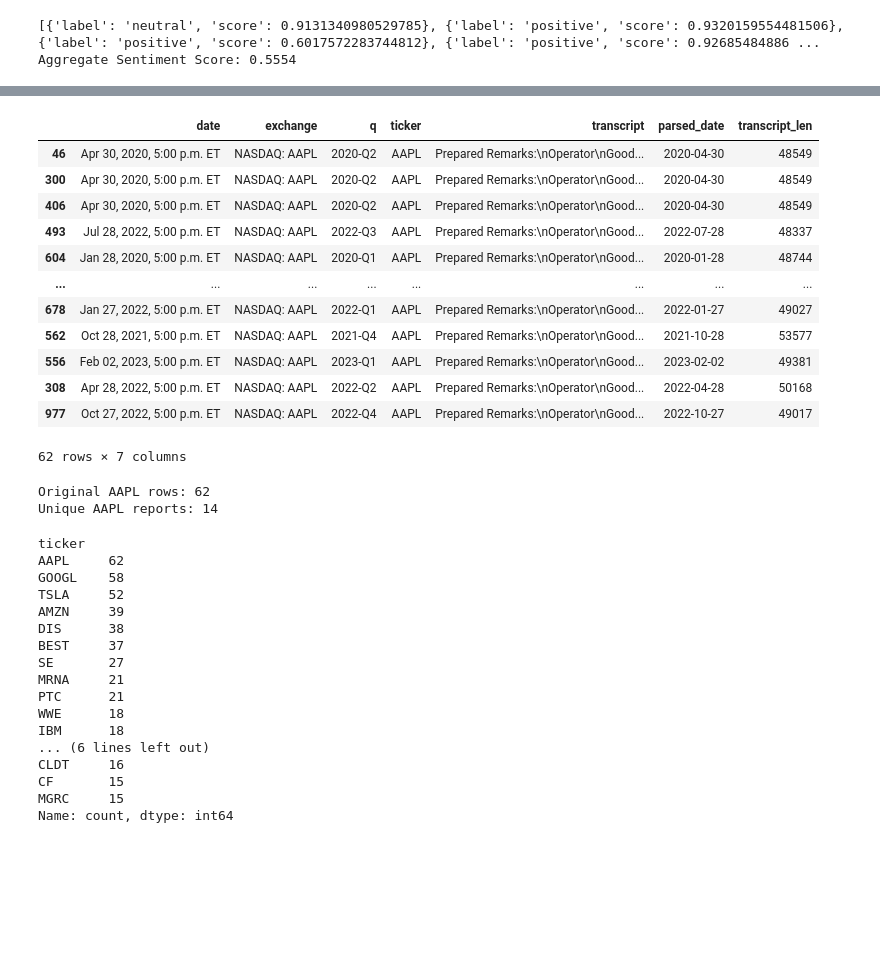
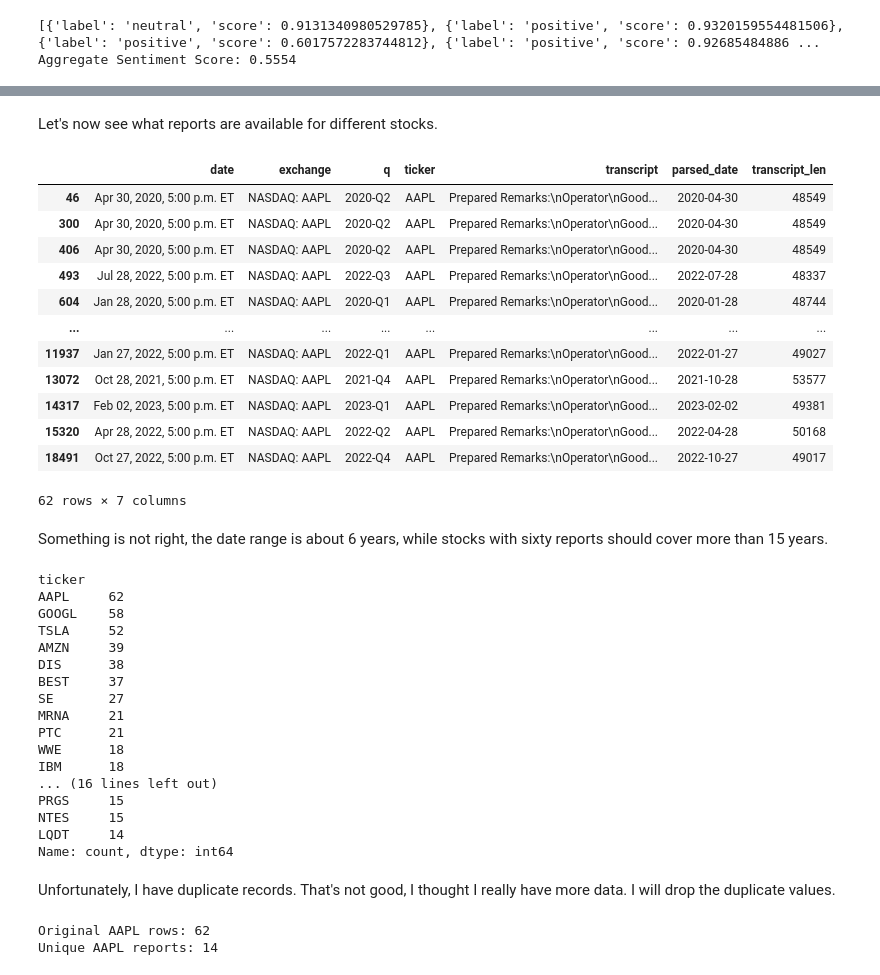
Before and after one commit to Kamend1/data_science_final_project, a Jupyter notebook: notebooks/1_3_earnings_calls_transcirpts.ipynb, the cells around one changed output, grey strips where cells are left out. Saved outputs shown, nothing was run; the diff lists cells and outputs as text; code cells hidden in the pictures; blank space fills up the shorter version.

```diff
--- a/notebooks/1_3_earnings_calls_transcirpts.ipynb
+++ b/notebooks/1_3_earnings_calls_transcirpts.ipynb
@@ -55,8 +59,8 @@ importlib.reload(data_pipe)
 
 "The primary data for this study consists of 18,755 earnings call transcripts originally published by The Motley Fool. The dataset was accessed via a secondary distribution hosted on Kaggle (Potterer, 2021), covering a period from November 2017 to February 2023. This dataset includes full-text records of prepared remarks and Q&A sessions for [Number] unique tickers across various exchanges.
 # %%
-# transcript_data = pd.read_pickle("static_data/motley-fool-data.pkl")
-# transcript_data
+transcript_data = pd.read_pickle("static_data/motley-fool-data.pkl")
+transcript_data
 # %% [output]
 |  | date | exchange | q | ticker | transcript |
 | 0 | Aug 27, 2020, 9:00 p.m. ET | NASDAQ: BILI | 2020-Q2 | BILI | Prepared Remarks:\nOperator\nGood... |
@@ -413,39 +307,27 @@ MPS (Apple Silicon) Available: False
+# %% [markdown]
+Let's now see what reports are available for different stocks.
 # %%
-tickers = ['AAPL', 'NVDA', 'MSFT', 'JNJ', 'BAC', 'VZ', 'WMT', 'UPS', 'PFE', 'JPM']
-
 filtered_df = transcript_data[transcript_data['ticker'] == 'AAPL']
 
 filtered_df
 # %% [output]
 |  | date | exchange | q | ticker | transcript | parsed_date | transcript_len |
 | 46 | Apr 30, 2020, 5:00 p.m. ET | NASDAQ: AAPL | 2020-Q2 | AAPL | Prepared Remarks:\nOperator\nGood... | 2020-04-30 | 48549 |
 | 300 | Apr 30, 2020, 5:00 p.m. ET | NASDAQ: AAPL | 2020-Q2 | AAPL | Prepared Remarks:\nOperator\nGood... | 2020-04-30 | 48549 |
 | 406 | Apr 30, 2020, 5:00 p.m. ET | NASDAQ: AAPL | 2020-Q2 | AAPL | Prepared Remarks:\nOperator\nGood... | 2020-04-30 | 48549 |
 | 493 | Jul 28, 2022, 5:00 p.m. ET | NASDAQ: AAPL | 2022-Q3 | AAPL | Prepared Remarks:\nOperator\nGood... | 2022-07-28 | 48337 |
 | 604 | Jan 28, 2020, 5:00 p.m. ET | NASDAQ: AAPL | 2020-Q1 | AAPL | Prepared Remarks:\nOperator\nGood... | 2020-01-28 | 48744 |
 | ... | ... | ... | ... | ... | ... | ... | ... |
-| 678 | Jan 27, 2022, 5:00 p.m. ET | NASDAQ: AAPL | 2022-Q1 | AAPL | Prepared Remarks:\nOperator\nGood... | 2022-01-27 | 49027 |
-| 562 | Oct 28, 2021, 5:00 p.m. ET | NASDAQ: AAPL | 2021-Q4 | AAPL | Prepared Remarks:\nOperator\nGood... | 2021-10-28 | 53577 |
-| 556 | Feb 02, 2023, 5:00 p.m. ET | NASDAQ: AAPL | 2023-Q1 | AAPL | Prepared Remarks:\nOperator\nGood... | 2023-02-02 | 49381 |
-| 308 | Apr 28, 2022, 5:00 p.m. ET | NASDAQ: AAPL | 2022-Q2 | AAPL | Prepared Remarks:\nOperator\nGood... | 2022-04-28 | 50168 |
-| 977 | Oct 27, 2022, 5:00 p.m. ET | NASDAQ: AAPL | 2022-Q4 | AAPL | Prepared Remarks:\nOperator\nGood... | 2022-10-27 | 49017 |
+| 11937 | Jan 27, 2022, 5:00 p.m. ET | NASDAQ: AAPL | 2022-Q1 | AAPL | Prepared Remarks:\nOperator\nGood... | 2022-01-27 | 49027 |
+| 13072 | Oct 28, 2021, 5:00 p.m. ET | NASDAQ: AAPL | 2021-Q4 | AAPL | Prepared Remarks:\nOperator\nGood... | 2021-10-28 | 53577 |
+| 14317 | Feb 02, 2023, 5:00 p.m. ET | NASDAQ: AAPL | 2023-Q1 | AAPL | Prepared Remarks:\nOperator\nGood... | 2023-02-02 | 49381 |
+| 15320 | Apr 28, 2022, 5:00 p.m. ET | NASDAQ: AAPL | 2022-Q2 | AAPL | Prepared Remarks:\nOperator\nGood... | 2022-04-28 | 50168 |
+| 18491 | Oct 27, 2022, 5:00 p.m. ET | NASDAQ: AAPL | 2022-Q4 | AAPL | Prepared Remarks:\nOperator\nGood... | 2022-10-27 | 49017 |
 62 rows × 7 columns
-# %%
-# 1. Filter for AAPL
-aapl_df = transcript_data[transcript_data['ticker'] == 'AAPL'].copy()
-
-# 2. Drop duplicates based on the transcript text itself (the most reliable way)
-# or by date if your dates are already cleaned.
-aapl_unique = aapl_df.drop_duplicates(subset=['transcript'], keep='first')
-
-# 3. See the "True" count
-print(f"Original AAPL rows: {len(aapl_df)}")
-print(f"Unique AAPL reports: {len(aapl_unique)}")
-# %% [output]
-Original AAPL rows: 62
-Unique AAPL reports: 14
+# %% [markdown]
+Something is not right, the date range is about 6 years, while stocks with sixty reports should cover more than 15 years.
 # %%
-transcript_data.value_counts('ticker').nlargest(20)
+transcript_data.value_counts('ticker').nlargest(30)
 # %% [output]
 ticker
 AAPL     62
@@ -459,9 +341,25 @@ MRNA     21
 PTC      21
 WWE      18
 IBM      18
-... (6 lines left out)
-CLDT     16
-CF       15
-MGRC     15
+... (16 lines left out)
+PRGS     15
+NTES     15
+LQDT     14
 Name: count, dtype: int64
+# %% [markdown]
+Unfortunately, I have duplicate records. That's not good, I thought I really have more data. I will drop the duplicate values.
+# %%
+# 1. Filter for AAPL
+aapl_df = transcript_data[transcript_data['ticker'] == 'AAPL'].copy()
+
+# 2. Drop duplicates based on the transcript text itself (the most reliable way)
+# or by date if your dates are already cleaned.
+aapl_unique = aapl_df.drop_duplicates(subset=['transcript'], keep='first')
+
+# 3. See the "True" count
+print(f"Original AAPL rows: {len(aapl_df)}")
+print(f"Unique AAPL reports: {len(aapl_unique)}")
+# %% [output]
+Original AAPL rows: 62
+Unique AAPL reports: 14
 # %%
```
Also changed, not shown: parts of 36 cells of this notebook, 6 other files.
